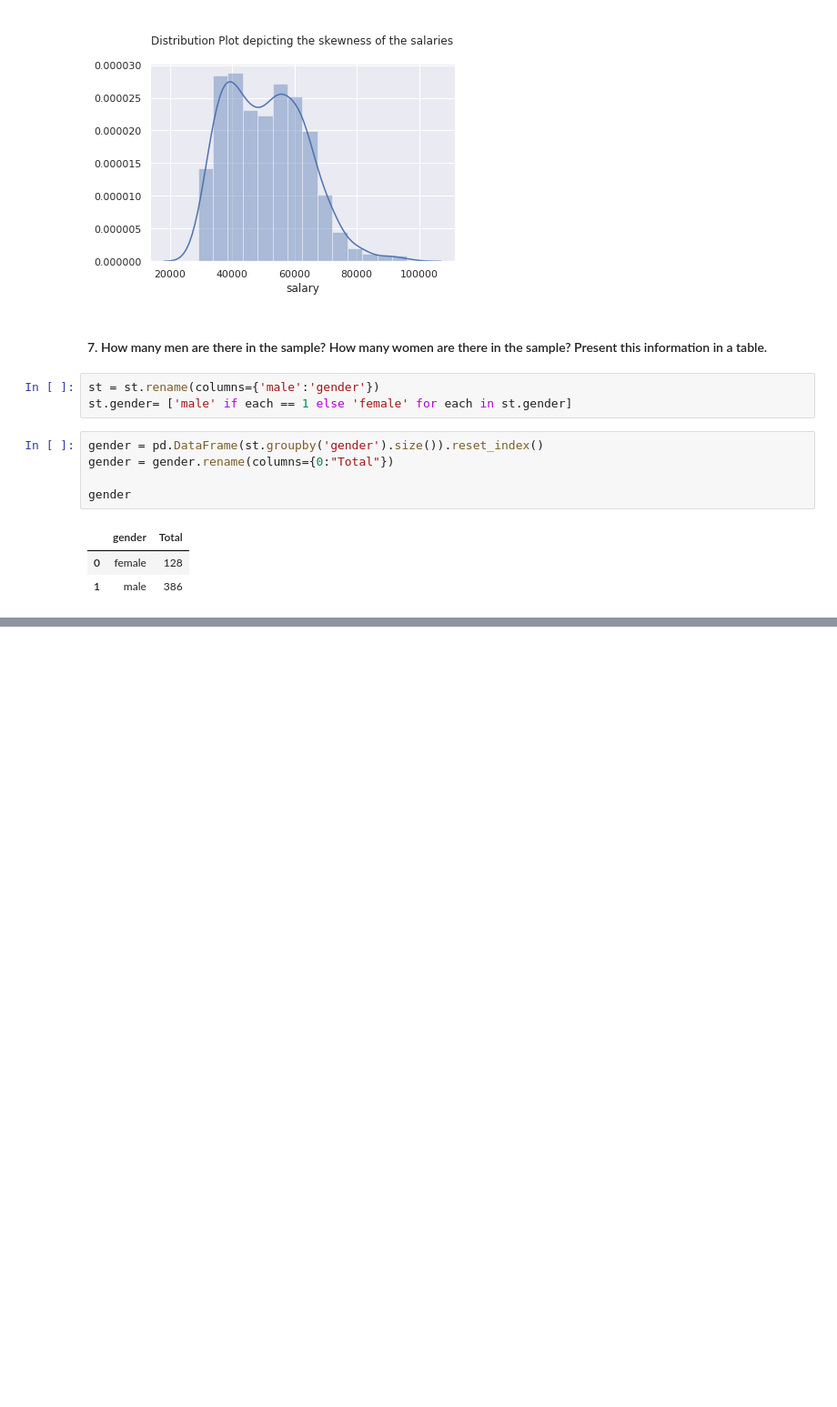
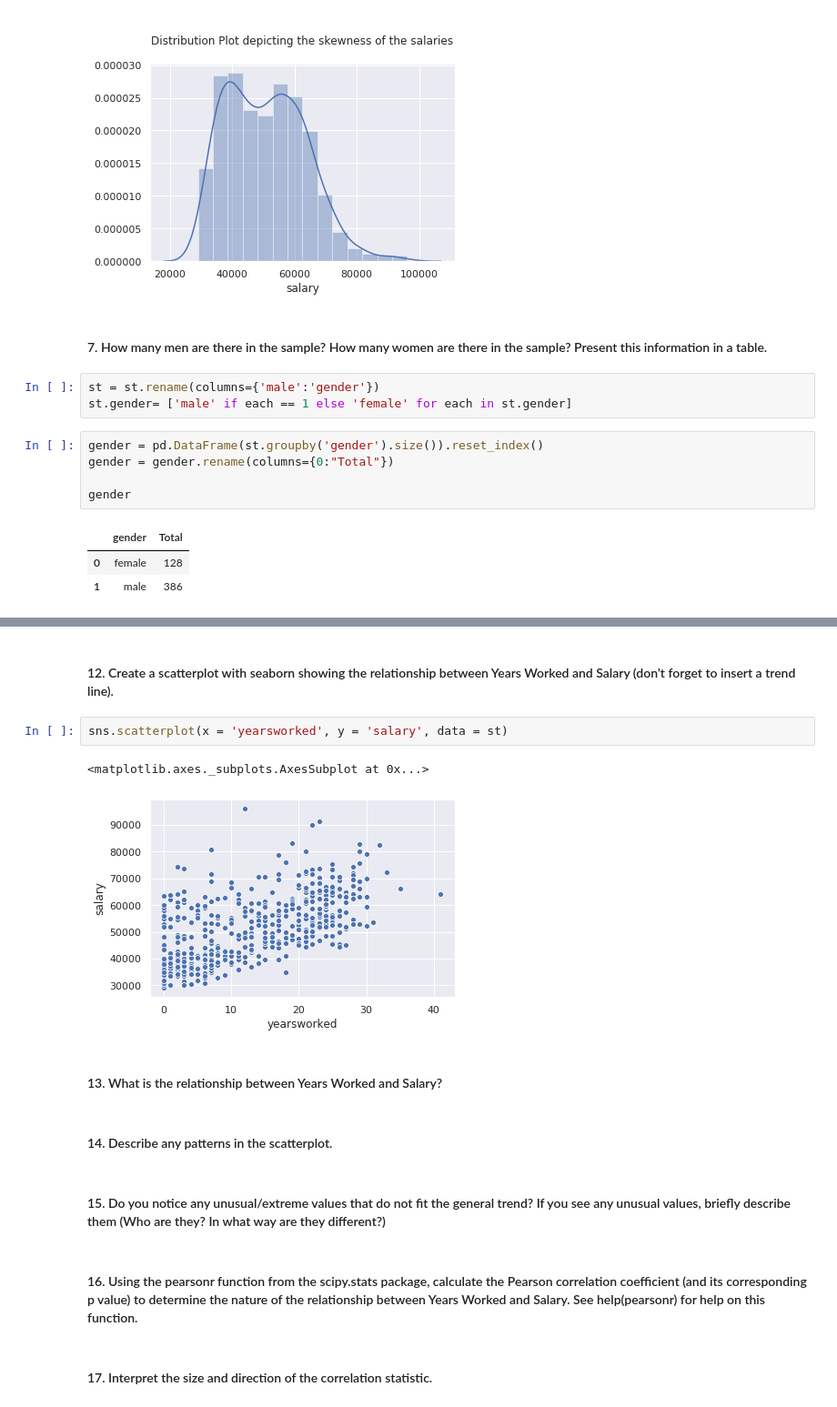
Before and after one commit to boitshepo97/statistical-thinking, a Jupyter notebook: Statistical-Thinking.ipynb, the cells around one changed output, grey strips where cells are left out. Shown at 91% size. Cells and saved outputs as stored; diff of their text form; blank space fills up the shorter version.

```diff
--- a/Statistical-Thinking.ipynb
+++ b/Statistical-Thinking.ipynb
@@ -147,0 +158,17 @@ position
+# %% [markdown]
+#### 12. Create a scatterplot with seaborn showing the relationship between Years Worked and Salary (don’t forget to insert a trend line).
+# %%
+sns.scatterplot(x = 'yearsworked', y = 'salary', data = st)
+# %% [output]
+<matplotlib.axes._subplots.AxesSubplot at 0x...>
+[figure, added]
+# %% [markdown]
+#### 13. What is the relationship between Years Worked and Salary?
+# %% [markdown]
+#### 14. Describe any patterns in the scatterplot.
+# %% [markdown]
+#### 15. Do you notice any unusual/extreme values that do not fit the general trend? If you see any unusual values, briefly describe them (Who are they? In what way are they different?)
+# %% [markdown]
+#### 16. Using the pearsonr function from the scipy.stats package, calculate the Pearson correlation coefficient (and its corresponding p value) to determine the nature of the relationship between Years Worked and Salary. See help(pearsonr) for help on this function.
+# %% [markdown]
+#### 17. Interpret the size and direction of the correlation statistic.
```
Also changed, not shown: parts of 13 cells of this notebook.
